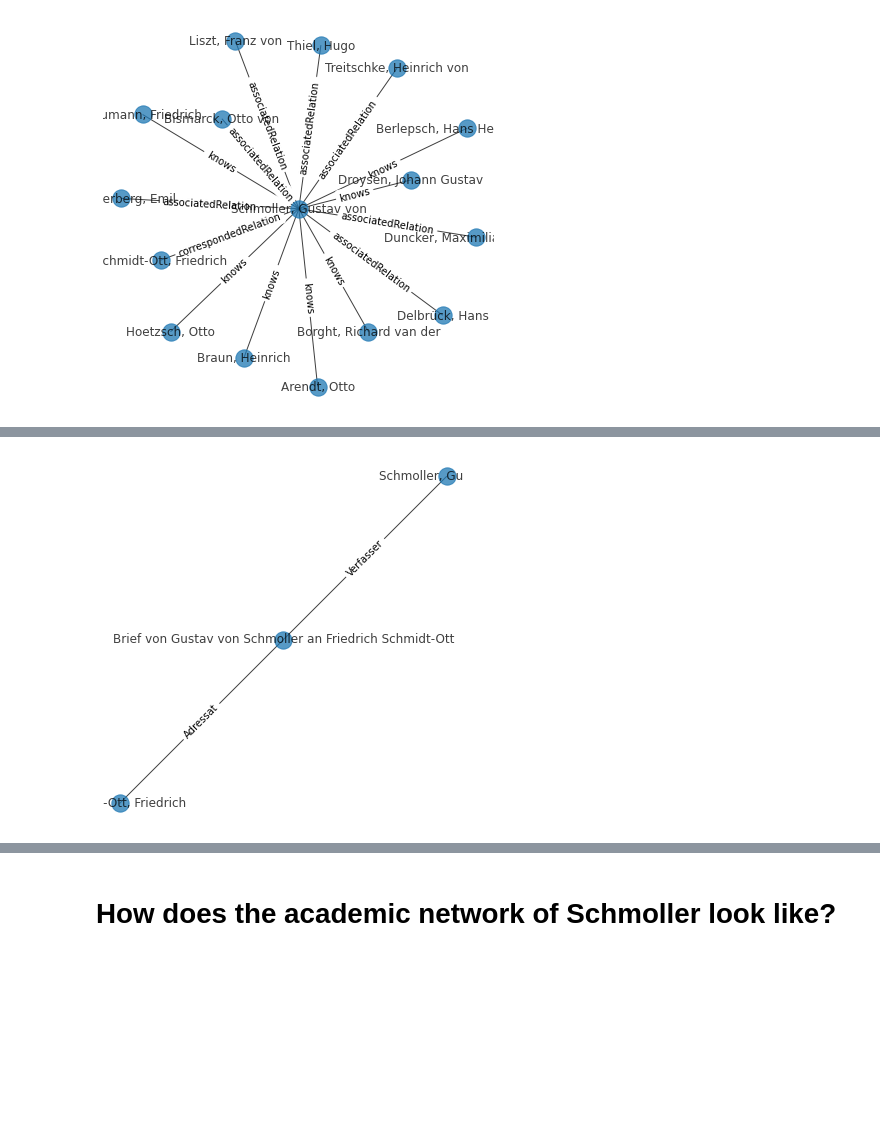
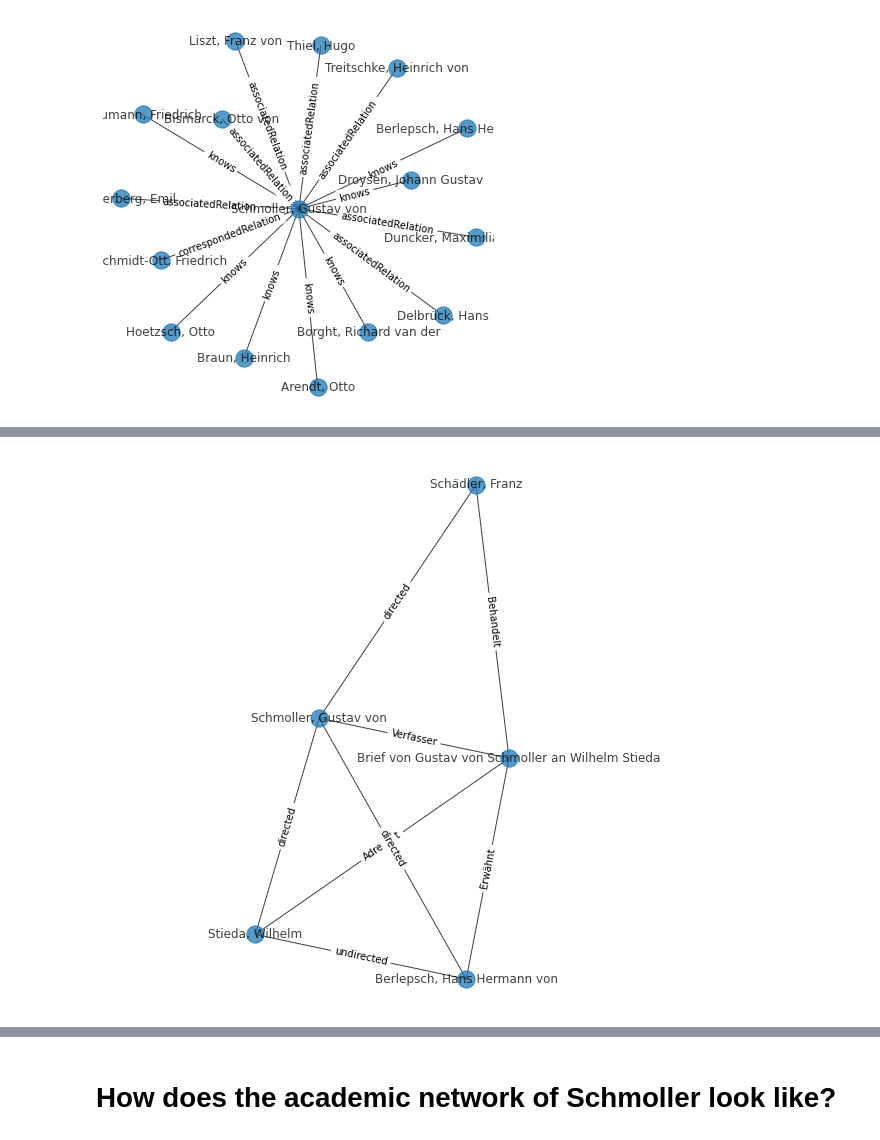
Before and after one commit to sonar-idh/jupyter-curriculum, a Jupyter notebook: notebooks/Notebook 5 - History of Economics.ipynb, the cells around one changed output, grey strips where cells are left out. Saved outputs shown, nothing was run; the diff lists cells and outputs as text; code cells hidden in the pictures; blank space fills up the shorter version.

```diff
--- a/notebooks/Notebook 5 - History of Economics.ipynb
+++ b/notebooks/Notebook 5 - History of Economics.ipynb
@@ -351,5 +395,7 @@ We are analyzing the `SocialRelations` of Schmoller. The social relations in the
 # %%
-target_person = "Duncker, Maximilian Wolfgang"
+#target_person = "Hoetzsch, Otto" #gut
+target_person = "Berlepsch, Hans Hermann von"
 
-relation = [attribute["Source"] for source, target, attribute in G.edges(data=True) if (G.nodes(data=True)[source]["Id"] == "(DE-588)118609378") and (G.nodes(data=True)[target]["Name"] == target_person)]
+
+source = [attribute["Source"] for source, target, attribute in G.edges(data=True) if (G.nodes(data=True)[source]["Id"] == "(DE-588)118609378") and (G.nodes(data=True)[target]["Name"] == target_person)]
 schmoller_id = [x for x,y in G.nodes(data=True) if y['Id']=="(DE-588)118609378"]
@@ -361,15 +403,16 @@ relation
 %%time
 
 query = """
-MATCH (res:Resource)-[r]-(n:PerName)
-WHERE (res.id = "{relation}")
-OPTIONAL MATCH (n)-[r2:RelationToGeoName]-(g:GeoName)
-WHERE g.Name CONTAINS "Berlin"
+MATCH (res:Resource)-[rel:SocialRelation|RelationToPerName|RelationToTopicTerm]-(n)
+WHERE res.id = "{source}"
+WITH DISTINCT [x in collect(res)+collect(n)|id(x)] as collectedIds
+MATCH (n)-[rel:SocialRelation|RelationToPerName|RelationToTopicTerm]-(n2)
+WHERE ID(n) in collectedIds AND ID(n2) in collectedIds
 RETURN *
 """
 
 driver = GraphDatabase.driver(uri, auth=(user, password))
 
-test = to_nx_graph(neo4j_driver = driver,
-                query = query.format(relation = relation[0]))
+schmoller_berlepsch_graph = to_nx_graph(neo4j_driver = driver,
+                query = query.format(source = source[0]))
 # %% [output]
@@ -378,19 +421,18 @@ ServiceUnavailable: Failed to read from defunct connection IPv4Address(('h291868
 # %%
-import matplotlib.pyplot as plt
-
-pos = nx.spring_layout(test,  seed = 42)
-plt.rcParams['figure.figsize'] = [5, 5]
+pos = nx.spring_layout(schmoller_berlepsch_graph,  seed = 42)
+plt.rcParams['figure.figsize'] = [10, 10]
+plt.margins(x=0.6)
 #plt.figure()
 
-node_labels_names = nx.get_node_attributes(test, "Name")
-node_labels_titles = nx.get_node_attributes(test, "Title")
+node_labels_names = nx.get_node_attributes(schmoller_berlepsch_graph, "Name")
+node_labels_titles = nx.get_node_attributes(schmoller_berlepsch_graph, "Title")
 node_labels = {**node_labels_names, **node_labels_titles}
 
-edge_labels = nx.get_edge_attributes(test, "TypeAddInfo")
+edge_labels = nx.get_edge_attributes(schmoller_berlepsch_graph, "TypeAddInfo")
 
-nx.draw(test, pos = pos, labels = node_labels, alpha = 0.75)
-nx.draw_networkx_edge_labels(test,pos,edge_labels=edge_labels, label_pos=0.5)
+nx.draw(schmoller_berlepsch_graph, pos = pos, labels = node_labels, alpha = 0.75)
+nx.draw_networkx_edge_labels(schmoller_berlepsch_graph,pos,edge_labels=edge_labels, label_pos=0.5)
 
 plt.show()
 # %% [output]
-[figure, old version]
+[figure, new version]
```
Also changed, not shown: parts of 49 cells of this notebook, 1 other file.
